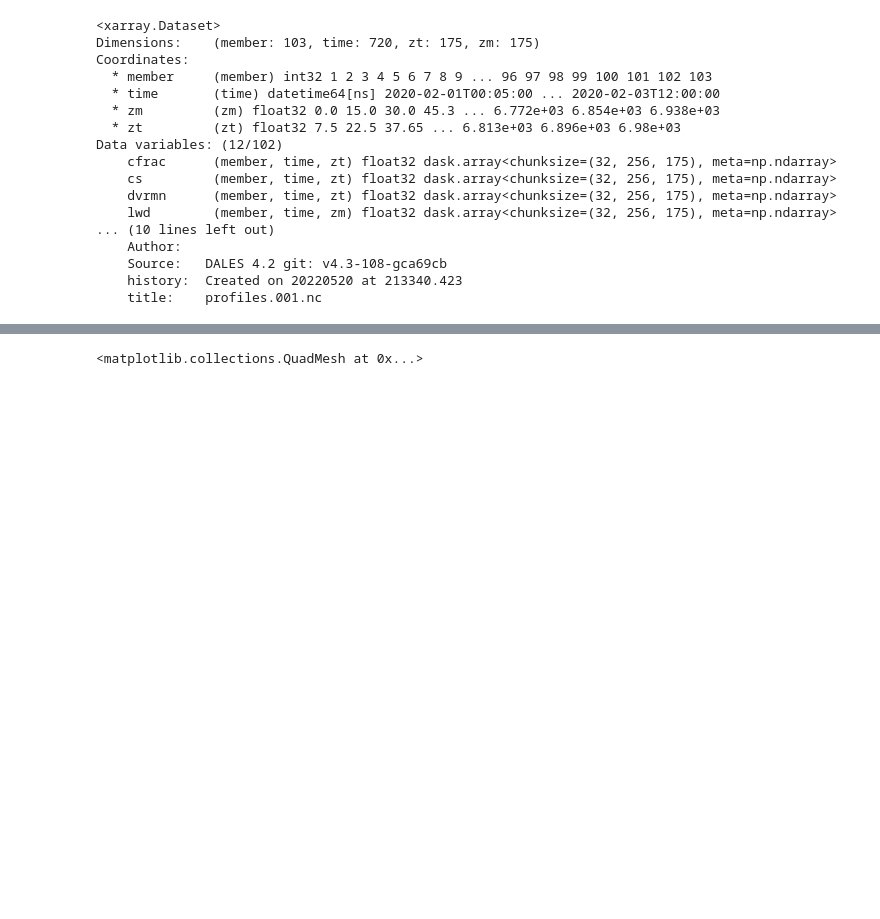
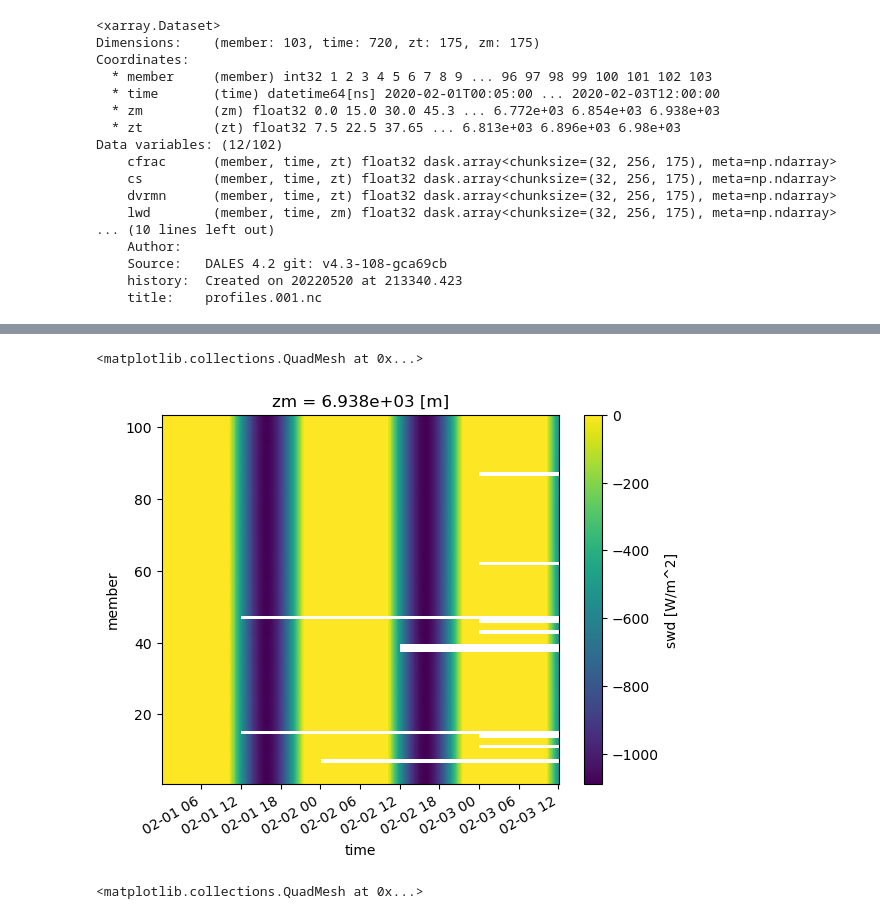
Before and after one commit to ATMOcanes/ATM651, a Jupyter notebook: Jupyter_Notebooks_Python/CloudBotany_downloads.ipynb, the cells around one changed output, grey strips where cells are left out. Cells and saved outputs as stored; diff of their text form; code cells hidden in the pictures; blank space fills up the shorter version.

```diff
--- a/Jupyter_Notebooks_Python/CloudBotany.ipynb
+++ b/Jupyter_Notebooks_Python/CloudBotany_downloads.ipynb
@@ -126,3 +292,8 @@ plt.show()
+# %%
+ds_u.swd.isel(zm = -1).plot()
+# %% [output]
+<matplotlib.collections.QuadMesh at 0x...>
+[figure, added]
 # %%
 # Plot mean buoyancy flux profiles at last time step
 ds_u['wthvt'].isel(time=-1).plot()
```
Also changed, not shown: parts of 32 cells of this notebook, 4 other files.
